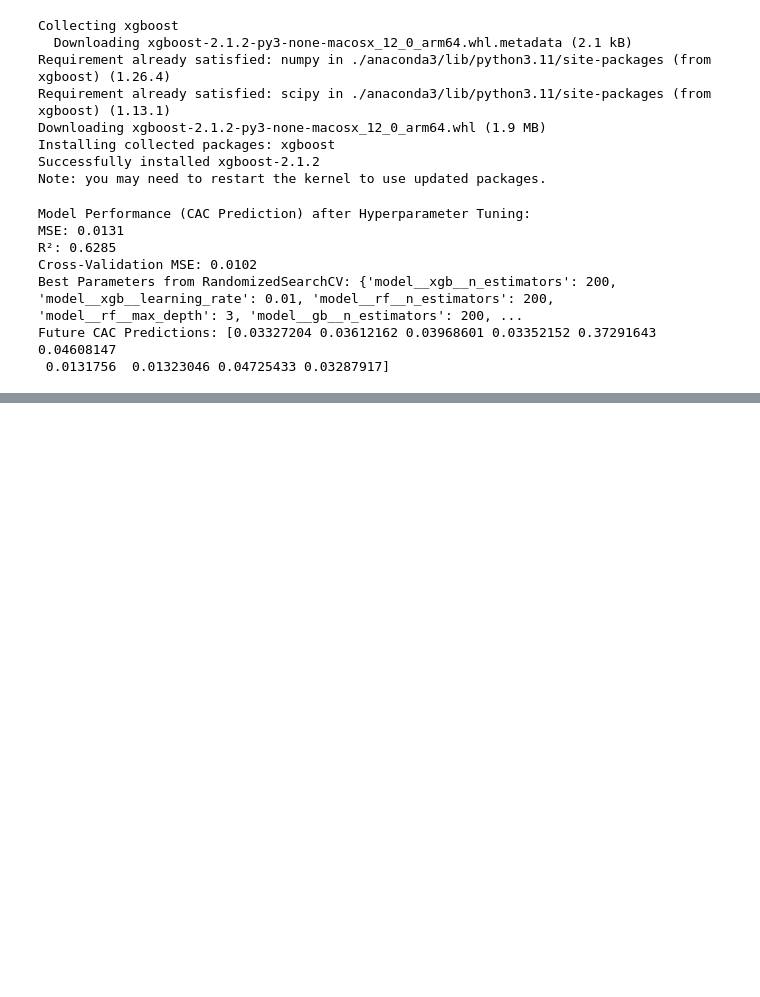
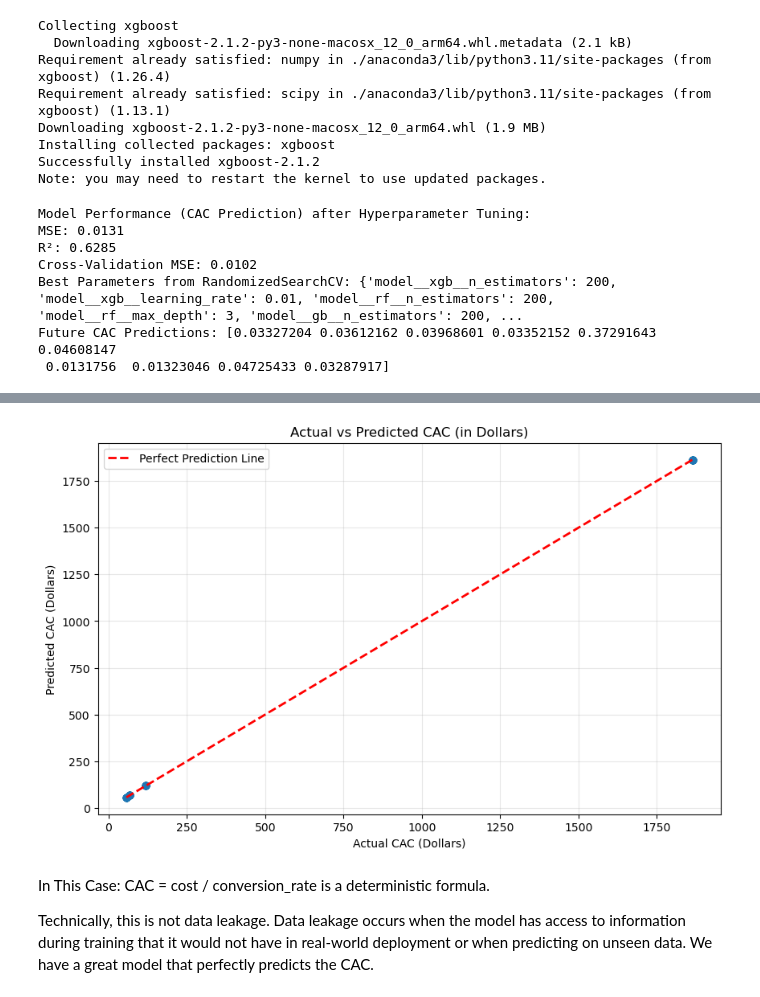
Before and after one commit to Jay-Aguilar/KPIs-of-Consumer-Electronics, a Jupyter notebook: Capstone_3_Pre Processing_and_Modeling.ipynb, the cells around one changed output, grey strips where cells are left out. Drawn from its saved outputs; the diff is of its cells as text; code cells hidden in the pictures; blank space fills up the shorter version.

```diff
--- a/Capstone_3_Pre Processing_and_Modeling.ipynb
+++ b/Capstone_3_Pre Processing_and_Modeling.ipynb
@@ -633,0 +954,22 @@ Future CAC Predictions: [0.04498777 0.04837826 0.05015385 0.03513415 0.26901329
+# %%
+import matplotlib.pyplot as plt
+
+# Visualizing Actual vs Predicted CAC in Dollars
+plt.figure(figsize=(10, 6))
+plt.scatter(results_df['Actual CAC (Dollars)'], results_df['Predicted CAC (Dollars)'], alpha=0.7)
+plt.plot([results_df['Actual CAC (Dollars)'].min(), results_df['Actual CAC (Dollars)'].max()],
+         [results_df['Actual CAC (Dollars)'].min(), results_df['Actual CAC (Dollars)'].max()],
+         color='red', linestyle='--', linewidth=2, label='Perfect Prediction Line')
+plt.title('Actual vs Predicted CAC (in Dollars)')
+plt.xlabel('Actual CAC (Dollars)')
+plt.ylabel('Predicted CAC (Dollars)')
+plt.legend()
+plt.grid(True, alpha=0.3)
+plt.show()
+# %% [output]
+[figure, added]
+# %% [markdown]
+In This Case:
+CAC = cost / conversion_rate is a deterministic formula.
+
+ Technically, this is not data leakage. Data leakage occurs when the model has access to information during training that it would not have in real-world deployment or when predicting on unseen data. We have a great model that perfectly predicts the CAC.
```
Also changed, not shown: parts of 14 cells of this notebook.
